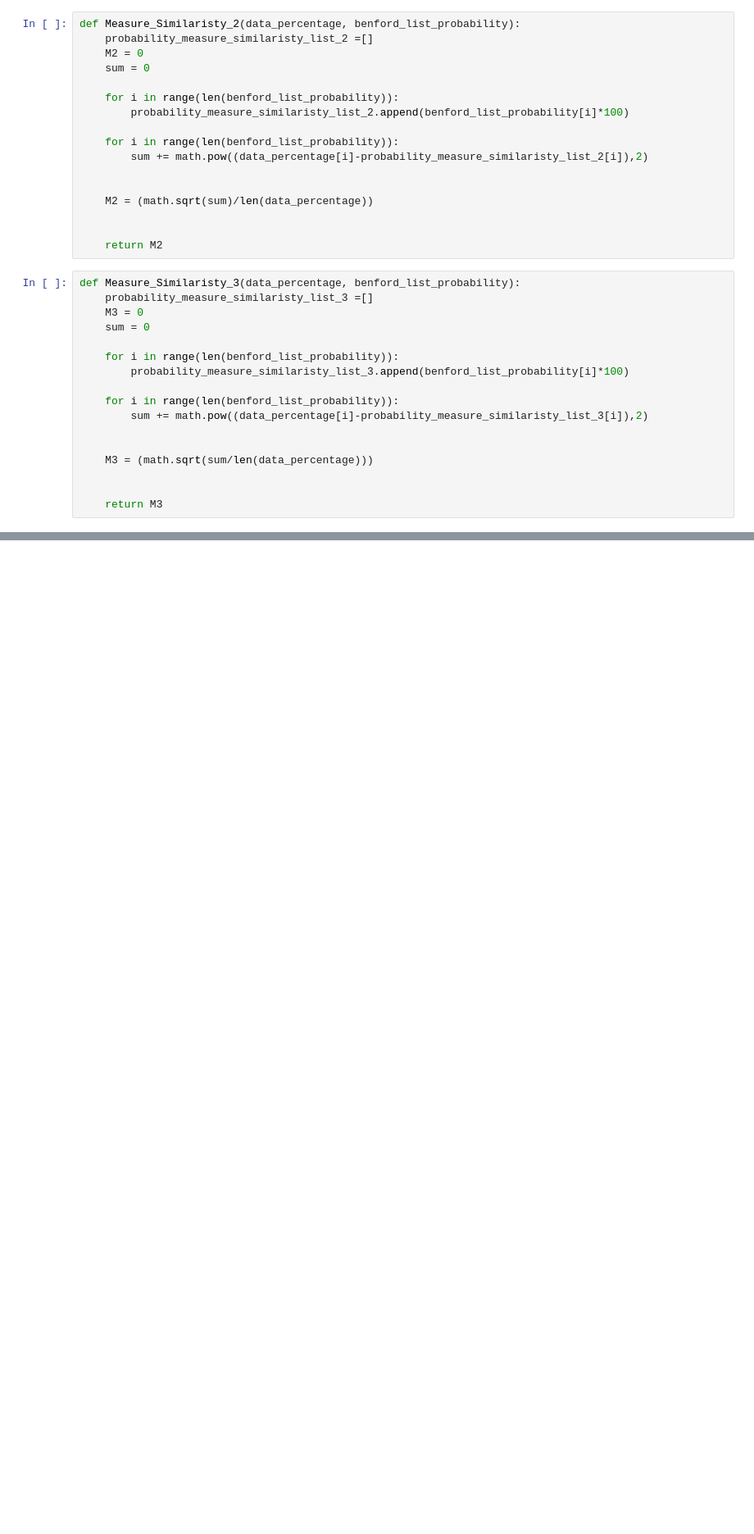
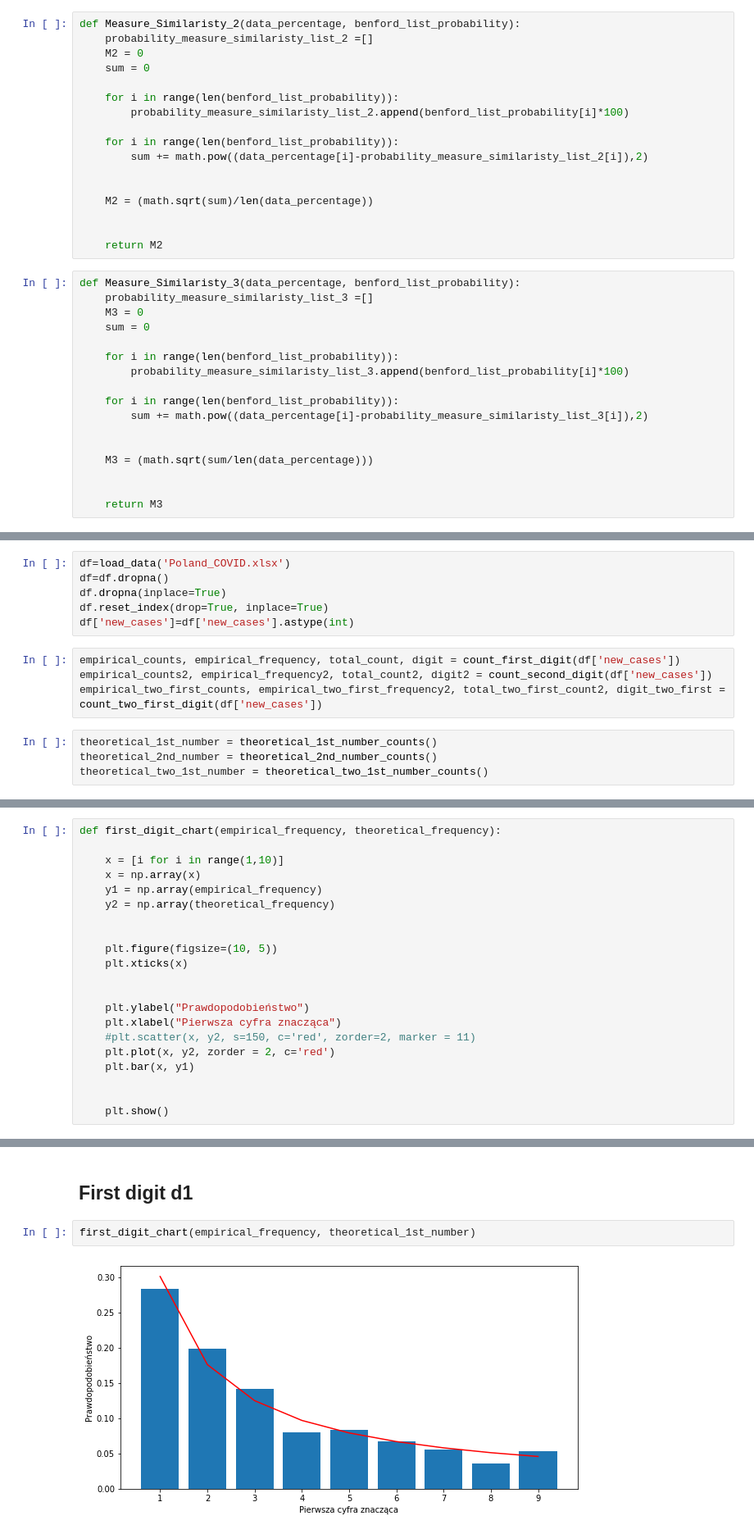
Before and after one commit to antoniperuzynski/BenfordsLaw, a Jupyter notebook: Benford_Law.ipynb, the cells around one changed output, grey strips where cells are left out. Shown: that part at 82% size. Saved outputs shown, nothing was run; the diff lists cells and outputs as text; blank space fills up the shorter version.

```diff
--- a/Benford_Law.ipynb
+++ b/Benford_Law.ipynb
@@ -703,0 +240,14 @@ sum(BENFORD)
+# %%
+df=load_data('Poland_COVID.xlsx')
+df=df.dropna()
+df.dropna(inplace=True)
+df.reset_index(drop=True, inplace=True)
+df['new_cases']=df['new_cases'].astype(int)
+# %%
+empirical_counts, empirical_frequency, total_count, digit = count_first_digit(df['new_cases'])
+empirical_counts2, empirical_frequency2, total_count2, digit2 = count_second_digit(df['new_cases'])
+empirical_two_first_counts, empirical_two_first_frequency2, total_two_first_count2, digit_two_first = count_two_first_digit(df['new_cases'])
+# %%
+theoretical_1st_number = theoretical_1st_number_counts()
+theoretical_2nd_number = theoretical_2nd_number_counts()
+theoretical_two_1st_number = theoretical_two_1st_number_counts()
@@ -703,0 +256,21 @@ sum(BENFORD)
+# %%
+def first_digit_chart(empirical_frequency, theoretical_frequency):
+
+    x = [i for i in range(1,10)]
+    x = np.array(x)
+    y1 = np.array(empirical_frequency)
+    y2 = np.array(theoretical_frequency)
+
+
+    plt.figure(figsize=(10, 5))
+    plt.xticks(x)
+
+
+    plt.ylabel("Prawdopodobieństwo")
+    plt.xlabel("Pierwsza cyfra znacząca")
+    #plt.scatter(x, y2, s=150, c='red', zorder=2, marker = 11)
+    plt.plot(x, y2, zorder = 2, c='red')
+    plt.bar(x, y1)
+
+
+    plt.show()
@@ -703,0 +318,6 @@ sum(BENFORD)
+# %% [markdown]
+## First digit d1
+# %%
+first_digit_chart(empirical_frequency, theoretical_1st_number)
+# %% [output]
+[figure, added]
```
Also changed, not shown: parts of 137 cells of this notebook.
